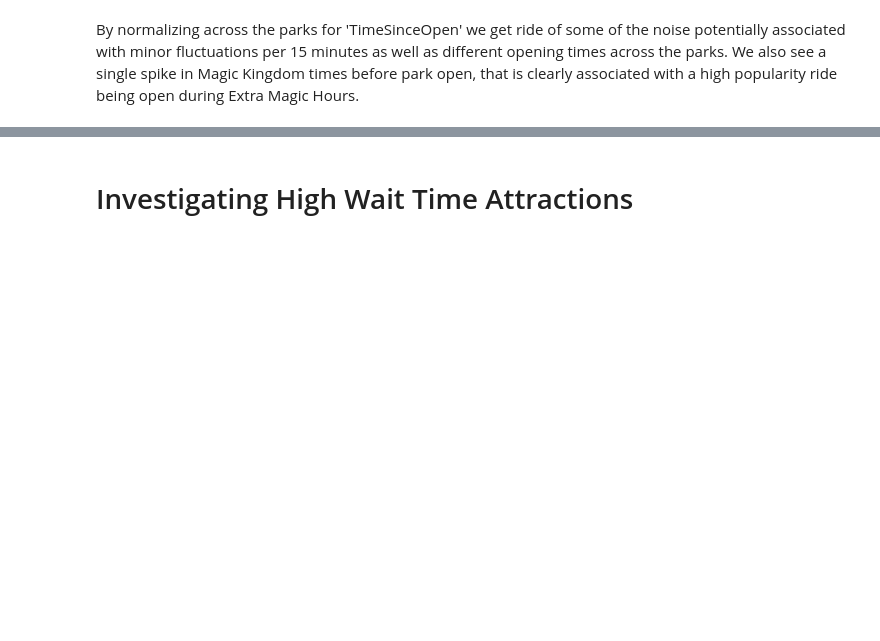
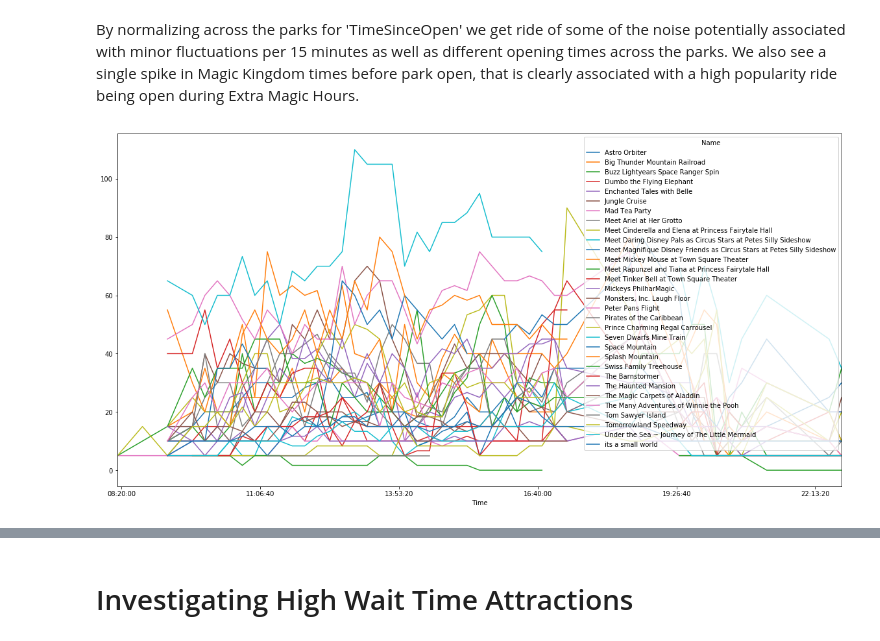
Before and after one commit to ChristopherArnold28/DisneyWaits, a Jupyter notebook: src/ExploratoryAnalysisDisneyWaits.ipynb, the cells around one changed output, grey strips where cells are left out. Drawn from its saved outputs; the diff is of its cells as text; code cells hidden in the pictures; blank space fills up the shorter version.

```diff
--- a/src/ExploratoryAnalysisDisneyWaits.ipynb
+++ b/src/ExploratoryAnalysisDisneyWaits.ipynb
@@ -81,6 +63,7 @@ magicHourType = []
 timeSinceOpenMinutes = []
 
 for index, row in RideWaits.iterrows():
+    #print(row)
     tempTime = datetime.now()
     cTime = row["Time"]
     pOpen = row["ParkOpen"]
@@ -90,9 +73,11 @@ for index, row in RideWaits.iterrows():
     parkClose = tempTime.replace(hour = pClose.hour, minute = pClose.minute, second = 0, microsecond = 0)
     if parkClose < parkOpen:
         parkClose = parkClose.replace(day = parkClose.day + 1)
-    if (pd.isnull(row["EMHOpen"])== False) & (pd.isnull(row["EMHClose"]) == False):
+    if (pd.notnull(row["EMHOpen"])) & (pd.notnull(row["EMHClose"])):
         eOpen = row["EMHOpen"]
+        #print(eOpen)
         eClose = row["EMHClose"]
+        #print(eClose)
         emhOpen = tempTime.replace(hour = eOpen.hour, minute = eOpen.minute, second = 0, microsecond = 0)
         emhClose = tempTime.replace(hour = eClose.hour, minute = eClose.minute, second = 0, microsecond = 0)
         if emhClose < emhOpen:
@@ -107,6 +92,8 @@ for index, row in RideWaits.iterrows():
         emh = "none"
         emhDay.append(0)
         magicHourType.append("None")
+
+    #print(emh)
     if (currentParkTime < parkClose) & (currentParkTime > parkOpen):
         #print("Current Time is: " + str(currentParkTime) + " and ParkHours are "+ str(parkOpen) +" to " + str(parkClose) + " " +str(validtime))
         tSinceOpen = currentParkTime.hour - parkOpen.hour
@@ -119,23 +106,27 @@ for index, row in RideWaits.iterrows():
         validTime.append(1)
         inEMH.append(0)
     else:
-        if (emh == "ok") & ((currentParkTime < emhClose) & (currentParkTime > emhOpen)):
-            validTime.append(1)
-            inEMH.append(1)
-            if (emhClose.hour == parkOpen.hour):
-                tSinceOpen = currentParkTime.hour - emhOpen.hour
-                tSinceOpenMinutes = currentParkTime - emhOpen
-                tSinceMidDay = abs(currentParkTime.hour - 14)
+        if (emh == "ok"):
+            if (currentParkTime < emhClose) & (currentParkTime > emhOpen):
+                validTime.append(1)
+                inEMH.append(1)
+                if (emhClose.hour == parkOpen.hour):
+                    tSinceOpen = currentParkTime.hour - emhOpen.hour
+                    tSinceOpenMinutes = currentParkTime - emhOpen
+                    tSinceMidDay = abs(currentParkTime.hour - 14)
 
+                else:
+                    if currentParkTime.hour < parkOpen.hour:
+                        tSinceOpen = currentParkTime.hour + 24 - parkOpen.hour
+                        tSinceOpenMinutes = currentParkTime.replace(day = currentParkTime.day + 1) - parkOpen
+                        tSinceMidDay = abs(currentParkTime.hour - 14 + 24)
+                    else:
+                        tSinceOpen = currentParkTime.hour - parkOpen.hour
+                        tSinceOpenMinutes = currentParkTime - parkOpen
+                        tSinceMidDay = abs(currentParkTime.hour - 14)
             else:
-                if currentParkTime.hour < parkOpen.hour:
-                    tSinceOpen = currentParkTime.hour + 24 - parkOpen.hour
-                    tSinceOpenMinutes = currentParkTime.replace(day = currentParkTime.day + 1) - parkOpen
-                    tSinceMidDay = abs(currentParkTime.hour - 14 + 24)
-                else:
-                    tSinceOpen = currentParkTime.hour - parkOpen.hour
-                    tSinceOpenMinutes = currentParkTime - parkOpen
-                    tSinceMidDay = abs(currentParkTime.hour - 14)
+                validTime.append(0)
+                inEMH.append(0)
         else:
             validTime.append(0)
             inEMH.append(0)
@@ -154,7 +145,7 @@ RideWaits["MinutesSinceOpen"] = [x.total_seconds()/60 for x in timeSinceOpenMinu
 RideWaits["SimpleStatus"] = pd.Categorical(RideWaits["SimpleStatus"])
 RideWaits = RideWaits[RideWaits["validTime"] == 1]
 
-#RideWaits["Month"] = RideWaits["Date"].dt.month
+RideWaits["Month"] = RideWaits["Date"].dt.month
 RideWaits["TimeSinceRideOpen"] = (RideWaits["Date"] - RideWaits["OpeningDate"]).dt.days
 # %% [markdown]
 The features above are generally transformations of the data with the exception of Day of the Week where that is extracted from the date object.
@@ -286,8 +414,10 @@ plt.show()
 By normalizing across the parks for 'TimeSinceOpen' we get ride of some of the noise potentially associated with minor fluctuations per 15 minutes as well as different opening times across the parks. We also see a single spike in Magic Kingdom times before park open, that is clearly associated with a high popularity ride being open during Extra Magic Hours.
 # %%
 fig,ax = plt.subplots(figsize = (20,10))
-RideWaits[RideWaits["ParkName"]=="Magic Kingdom"].groupby(['Time','Name'])['Wait'].mean().unstack().plot(ax = ax)
+RideWaits[RideWaits["ParkName"]=="Magic Kingdom Park"].groupby(['Time','Name'])['Wait'].mean().unstack().plot(ax = ax)
 plt.show()
+# %% [output]
+[figure, added]
 # %%
 fig,ax = plt.subplots(figsize = (20,10))
 RideWaits[RideWaits["ParkName"]=="EpCot"].groupby(['Time','Name'])['Wait'].mean().unstack().plot(ax = ax)
```
Also changed, not shown: parts of 57 cells of this notebook, 1 other file.
